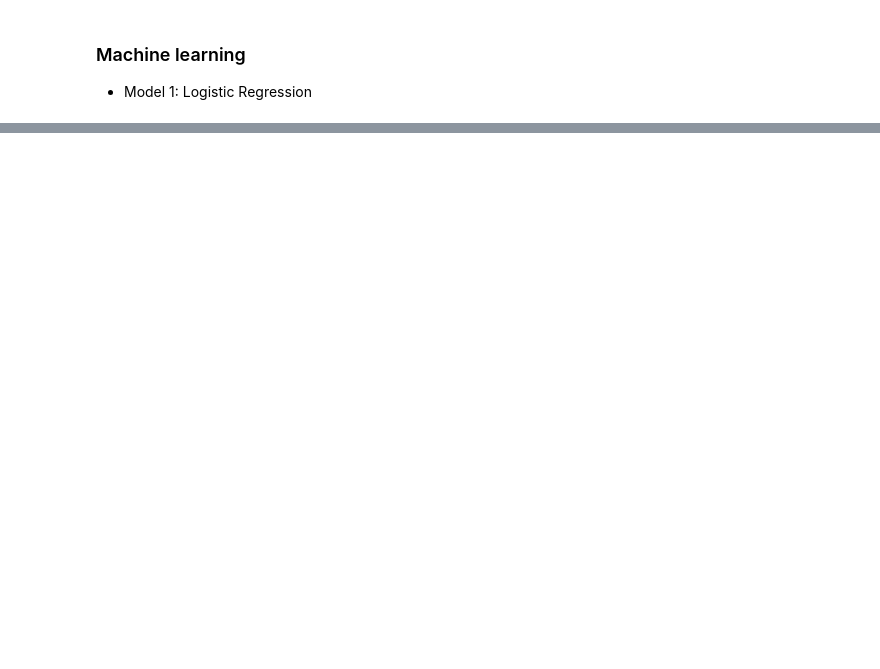
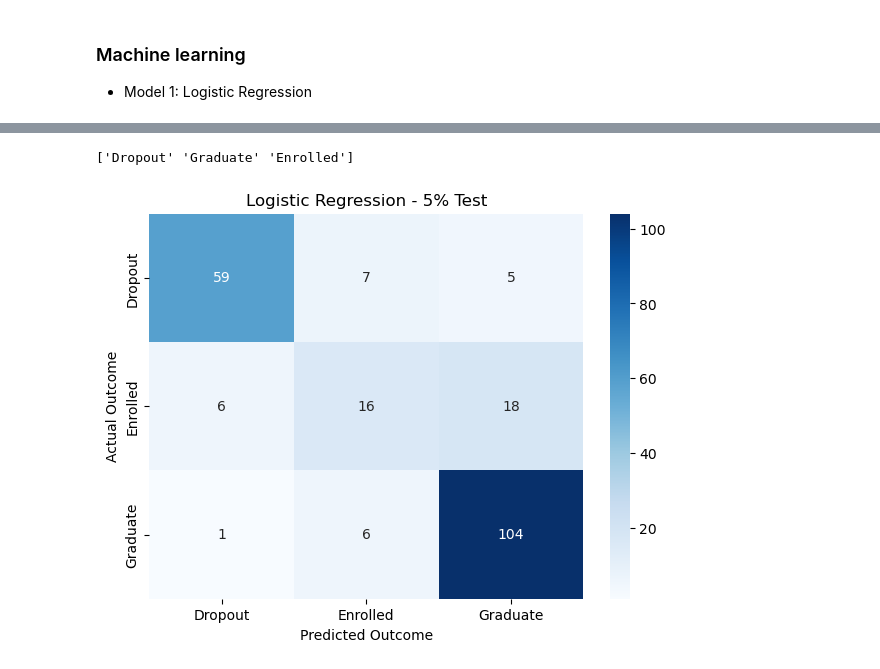
Before and after one commit to Erdenetuya610/Machine-learning, a Jupyter notebook: Machine learning .ipynb, the cells around one changed output, grey strips where cells are left out. Cells and saved outputs as stored; diff of their text form; code cells hidden in the pictures; blank space fills up the shorter version.

Commit message:
Cross Validation - Logistic regression

```diff
--- a/Machine learning .ipynb
+++ b/Machine learning .ipynb
@@ -641,0 +764,11 @@ Name: count, dtype: int64
+# %%
+# Create Logistic Regression model
+
+log_model = Pipeline([
+    ('preprocessing', preprocessor),
+    ('classifier', LogisticRegression(max_iter=1000))
+])
+# %%
+# Train Logistic Regression model
+
+log_model.fit(X_train_5, y_train_5)
@@ -641,0 +793,4 @@ Name: count, dtype: int64
+# %%
+# Predict student outcomes
+
+y_pred_log_5 = log_model.predict(X_test_5)
@@ -641,0 +821,35 @@ Name: count, dtype: int64
+# %%
+# Check target class mapping
+
+print(df['Target'].unique())
+# %% [output]
+['Dropout' 'Graduate' 'Enrolled']
+# %%
+# Display confusion matrix with correct class names
+
+labels = log_model.named_steps['classifier'].classes_
+
+cm_log_5 = confusion_matrix(
+    y_test_5,
+    y_pred_log_5,
+    labels=labels
+)
+
+plt.figure(figsize=(7, 5))
+
+sns.heatmap(
+    cm_log_5,
+    annot=True,
+    fmt='d',
+    cmap='Blues',
+    xticklabels=labels,
+    yticklabels=labels
+)
+
+plt.title('Logistic Regression - 5% Test')
+plt.xlabel('Predicted Outcome')
+plt.ylabel('Actual Outcome')
+
+plt.show()
+# %% [output]
+[figure, added]
```
Also changed, not shown: parts of 43 cells of this notebook.
